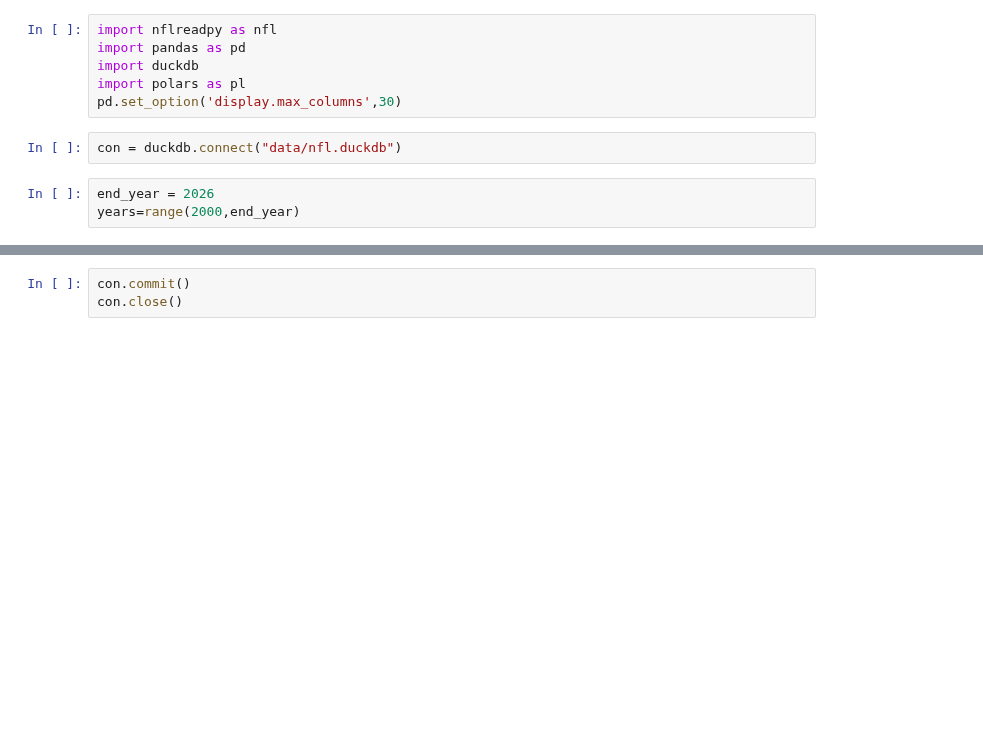
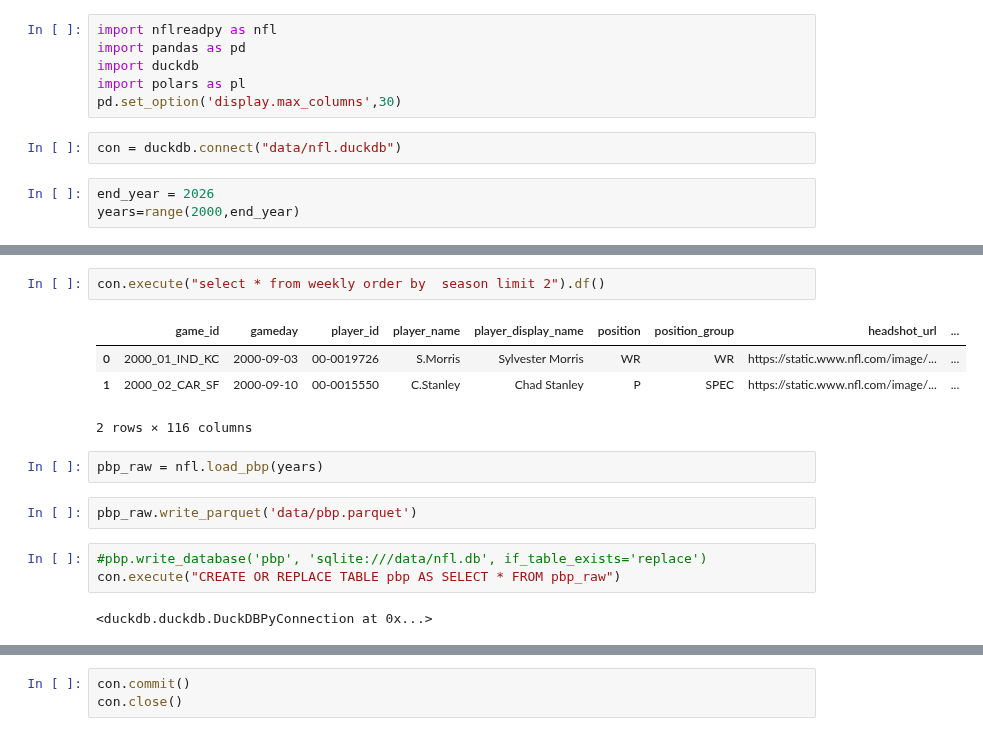
Before and after one commit to sharedw/NFL_sim, a Jupyter notebook: create_database.ipynb, the cells around one changed output, grey strips where cells are left out. Saved outputs shown, nothing was run; the diff lists cells and outputs as text; blank space fills up the shorter version.

```diff
--- a/create_database.ipynb
+++ b/create_database.ipynb
@@ -12 +45,17 @@ years=range(2000,end_year)
+# %%
+con.execute("select * from weekly order by  season limit 2").df()
+# %% [output]
+|  | game_id | gameday | player_id | player_name | player_display_name | position | position_group | headshot_url | ... |
+| 0 | 2000_01_IND_KC | 2000-09-03 | 00-0019726 | S.Morris | Sylvester Morris | WR | WR | https://static.www.nfl.com/image/... | ... |
+| 1 | 2000_02_CAR_SF | 2000-09-10 | 00-0015550 | C.Stanley | Chad Stanley | P | SPEC | https://static.www.nfl.com/image/... | ... |
+2 rows × 116 columns
+# %%
+pbp_raw = nfl.load_pbp(years)
+# %%
+pbp_raw.write_parquet('data/pbp.parquet')
+# %%
+#pbp.write_database('pbp', 'sqlite:///data/nfl.db', if_table_exists='replace')
+con.execute("CREATE OR REPLACE TABLE pbp AS SELECT * FROM pbp_raw")
+# %% [output]
+<duckdb.duckdb.DuckDBPyConnection at 0x...>
 # %%
```
Also changed, not shown: parts of 18 cells of this notebook, 39 other files.
